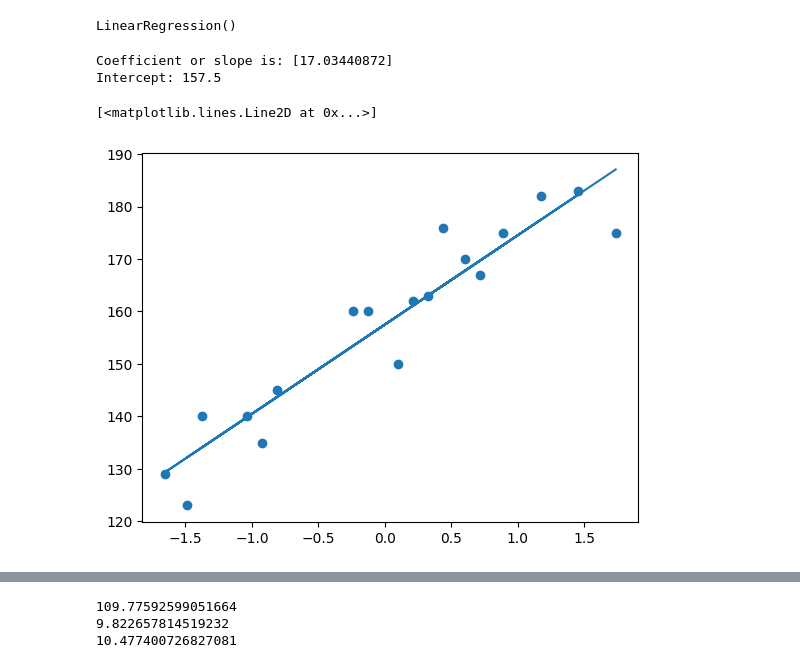
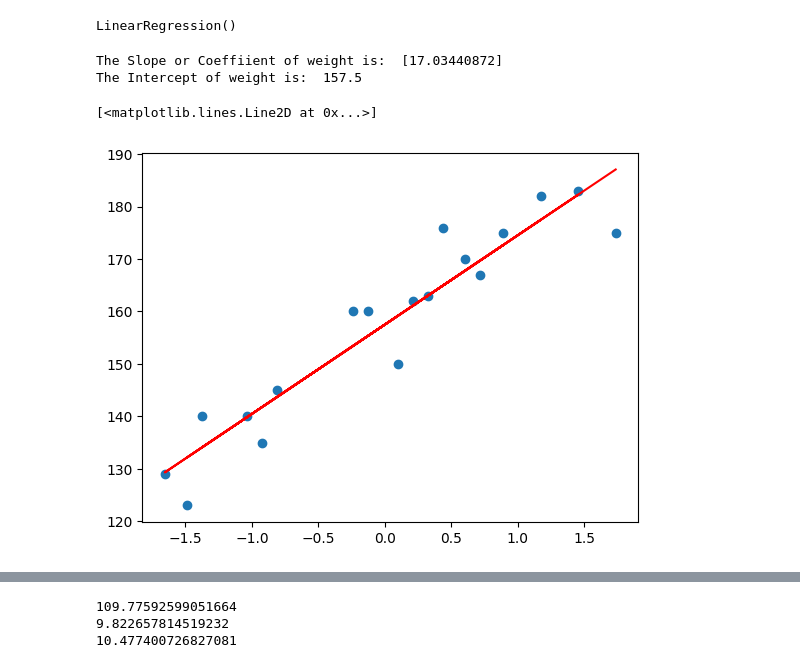
Before and after one commit to Soumo31428/Simple-Linear-Regression, a Jupyter notebook: Practical_Simple_Linear_Regression.ipynb, the cells around one changed output, grey strips where cells are left out. Saved outputs shown, nothing was run; the diff lists cells and outputs as text; code cells hidden in the pictures.

```diff
--- a/Practical_Simple_Linear_Regression.ipynb
+++ b/Practical_Simple_Linear_Regression.ipynb
@@ -66,15 +66,15 @@ model.fit(x_train, y_train)
 # %% [output]
 LinearRegression()
 # %%
-print('Coefficient or slope is:',model.coef_)
-print('Intercept:', model.intercept_)
+print('The Slope or Coeffiient of weight is: ',model.coef_)
+print('The Intercept of weight is: ',model.intercept_)
 # %% [output]
-Coefficient or slope is: [17.03440872]
-Intercept: 157.5
+The Slope or Coeffiient of weight is:  [17.03440872]
+The Intercept of weight is:  157.5
 # %%
 ## Plot training data best fit line
 plt.scatter(x_train, y_train)
-plt.plot(x_train, model.predict(x_train))
+plt.plot(x_train, model.predict(x_train),'r')
 # %% [output]
 [<matplotlib.lines.Line2D at 0x...>]
-[figure, old version]
+[figure, new version]
```
Also changed, not shown: parts of 9 cells of this notebook.
